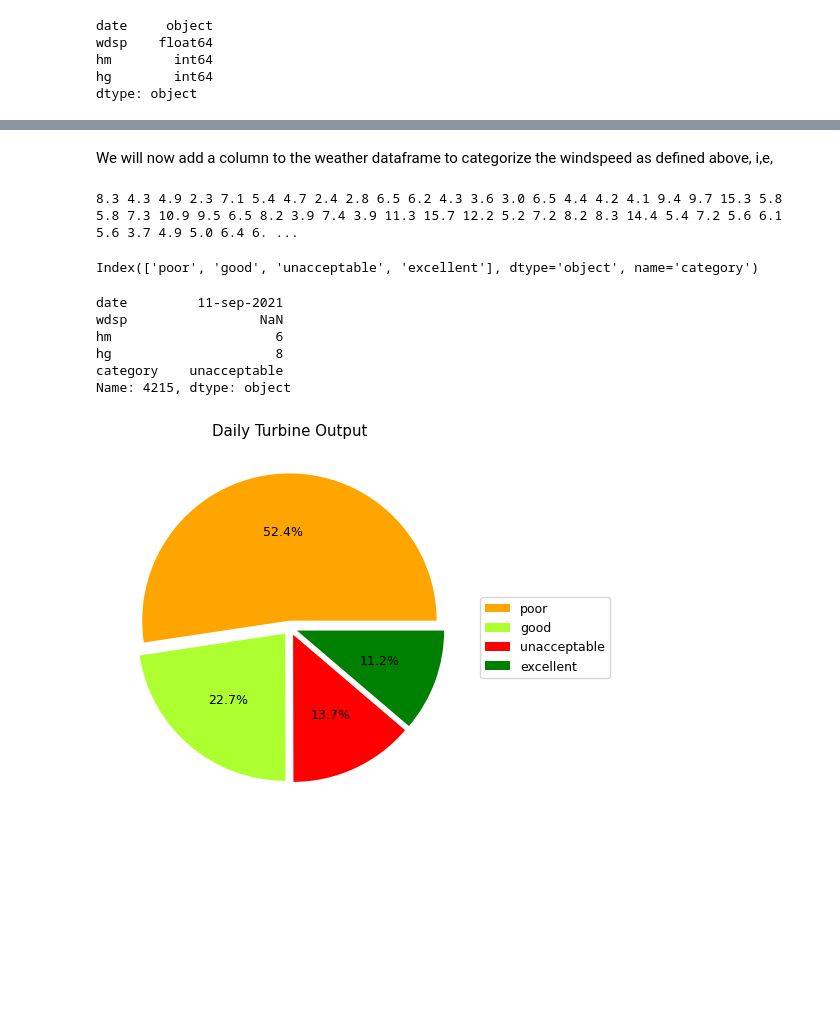
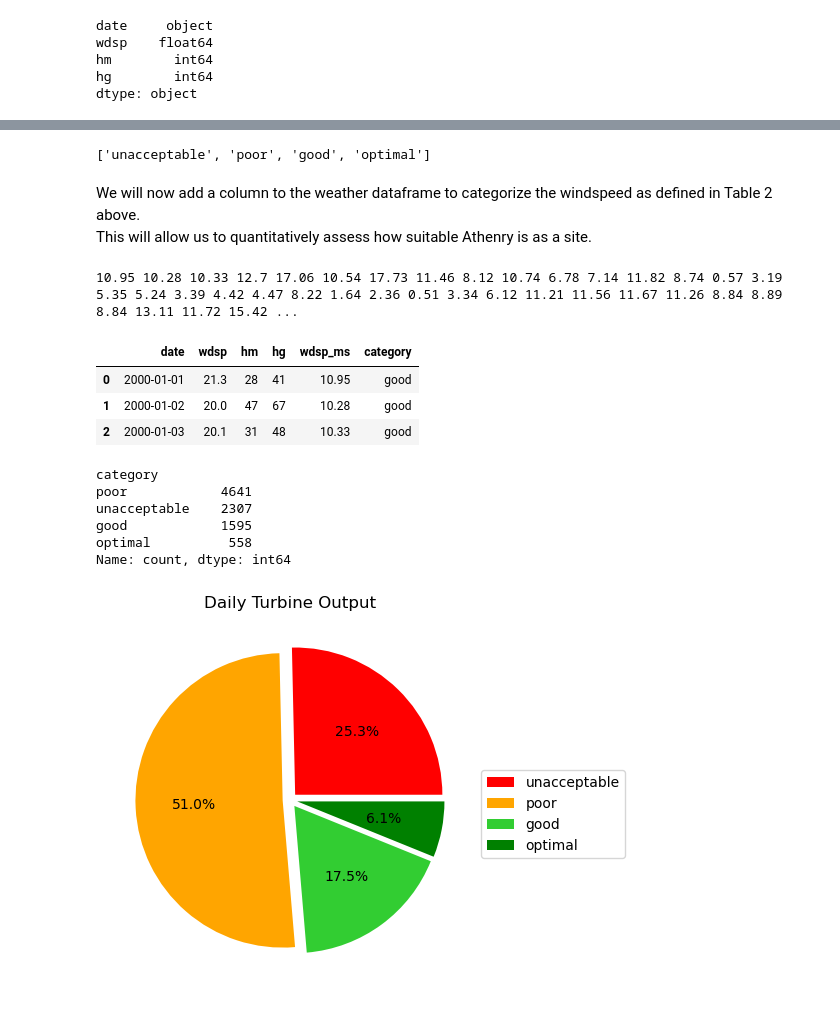
Before and after one commit to dvdgeroconnell/PFDA-project, a Jupyter notebook: windspeed.ipynb, the cells around one changed output, grey strips where cells are left out. Drawn from its saved outputs; the diff is of its cells as text; code cells hidden in the pictures; blank space fills up the shorter version.

```diff
--- a/windspeed.ipynb
+++ b/windspeed.ipynb
@@ -122,0 +144,4 @@ dtype: object
+# %%
+knots_to_metres_per_sec = 0.514  # from Table 3 above
+belmullet_weather['wdsp_ms']=round(belmullet_weather['wdsp']*knots_to_metres_per_sec, 2)
+belmullet_weather.head(3)
@@ -156,48 +182,54 @@ weather.head(5)
+# %%
+print(output)
+# %% [output]
+['unacceptable', 'poor', 'good', 'optimal']
 # %% [markdown]
-We will now add a column to the weather dataframe to categorize the windspeed as defined above, i,e,
+We will now add a column to the weather dataframe to categorize the windspeed as defined in Table 2 above.
+This will allow us to quantitatively assess how suitable Athenry is as a site.
 # %%
-# create a new column
-weather['category']=''
+# Create a new empty field called "category" - then populate with the wind categorised per Table 2
+belmullet_weather['category']=''
+count=0
+for row in belmullet_weather.itertuples():
+    print (row.wdsp_ms, end = ' ')
+    if row.wdsp_ms <= 4.0:
+        belmullet_weather.loc[count, 'category'] = output[0]
+    elif row.wdsp_ms > 4.0 and row.wdsp_ms <= 8.0:
+        belmullet_weather.loc[count, 'category'] = output[1]
+    elif row.wdsp_ms > 8.0 and row.wdsp_ms <= 11.0:
+        belmullet_weather.loc[count, 'category'] = output[2]
+    elif row.wdsp_ms > 11.0 and row.wdsp_ms <= 25.0:
+        belmullet_weather.loc[count, 'category'] = output[3]
+    else:
+        belmullet_weather.loc[count, 'category'] = output[0]
+    count += 1
 
-# we already defined output as ['unacceptable','poor','good','excellent']
-count=0
-for row in weather.itertuples():
-    print (row.wdsp, end = ' ')
-    if row.wdsp <= 4.0:
-        weather.loc[count, 'category'] = output[0]
-    elif row.wdsp > 4.0 and row.wdsp <=8.0:
-        weather.loc[count, 'category'] = output[1]
-    elif row.wdsp > 8.0 and row.wdsp <=11.0:
-        weather.loc[count, 'category'] = output[2]
-    elif row.wdsp > 11.0 and row.wdsp <=25.0:
-        weather.loc[count, 'category'] = output[3]
-    else:
-        weather.loc[count, 'category'] = output[0]
-    count += 1
+belmullet_weather.head(3)
 # %% [output]
-8.3 4.3 4.9 2.3 7.1 5.4 4.7 2.4 2.8 6.5 6.2 4.3 3.6 3.0 6.5 4.4 4.2 4.1 9.4 9.7 15.3 5.8 5.8 7.3 10.9 9.5 6.5 8.2 3.9 7.4 3.9 11.3 15.7 12.2 5.2 7.2 8.2 8.3 14.4 5.4 7.2 5.6 6.1 5.6 3.7 4.9 5.0 6.4 6. ...
+10.95 10.28 10.33 12.7 17.06 10.54 17.73 11.46 8.12 10.74 6.78 7.14 11.82 8.74 0.57 3.19 5.35 5.24 3.39 4.42 4.47 8.22 1.64 2.36 0.51 3.34 6.12 11.21 11.56 11.67 11.26 8.84 8.89 8.84 13.11 11.72 15.42 ...
+|  | date | wdsp | hm | hg | wdsp_ms | category |
+| 0 | 2000-01-01 | 21.3 | 28 | 41 | 10.95 | good |
+| 1 | 2000-01-02 | 20.0 | 47 | 67 | 10.28 | good |
+| 2 | 2000-01-03 | 20.1 | 31 | 48 | 10.33 | good |
 # %%
-summary = weather['category'].value_counts()
-print(summary.index)
+summary = belmullet_weather['category'].value_counts()
+print(summary)
 # %% [output]
-Index(['poor', 'good', 'unacceptable', 'excellent'], dtype='object', name='category')
+category
+poor            4641
+unacceptable    2307
+good            1595
+optimal          558
+Name: count, dtype: int64
-# %%
-print(weather.iloc[4215])
-# %% [output]
-date         11-sep-2021
-wdsp                 NaN
-hm                     6
-hg                     8
-category    unacceptable
-Name: 4215, dtype: object
 # %%
 exp=[0.05, 0.05, 0.05, 0.05]
 
+summary = summary.reindex(output)
+
 summary.plot.pie(ylabel='',labels=None,title='Daily Turbine Output',autopct='%1.1f%%', colors=[colourmap[key] for key in summary.index], explode=exp)
-#summary.plot.pie(ylabel='',labels=None,title='Daily Turbine Output',autopct='%1.1f%%', explode=exp)
 
 # Add a legend instead of the labels (positioned outside the pie chart)
 plt.legend(bbox_to_anchor=(1, 0.6), loc='upper left',labels=summary.index)
 plt.subplots_adjust(right=0.7)
 # %% [output]
-[figure, old version]
+[figure, new version]
```
Also changed, not shown: parts of 30 cells of this notebook, 36 other files.
